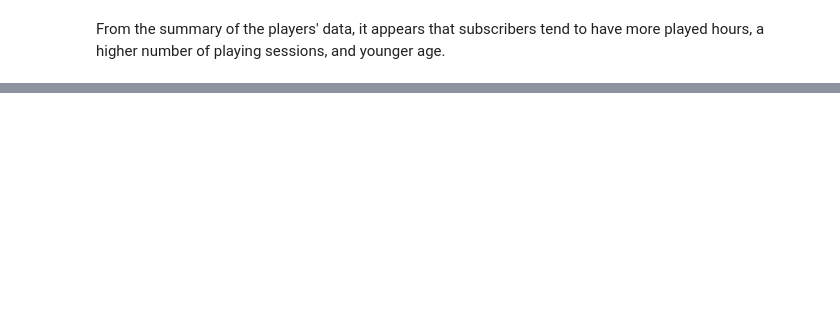
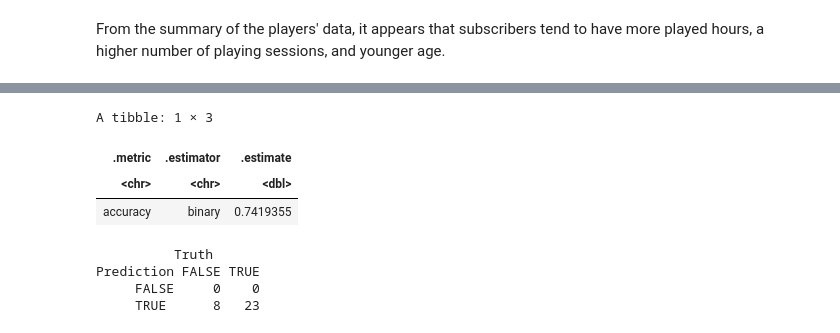
Before and after one commit to acay05/dsci-100-2025W2-006-group4, a Jupyter notebook: Final_Project_Group4.ipynb, the cells around one changed output, grey strips where cells are left out. Drawn from its saved outputs; the diff is of its cells as text; code cells hidden in the pictures; blank space fills up the shorter version.

```diff
--- a/Final_Project_Group4.ipynb
+++ b/Final_Project_Group4.ipynb
@@ -203,0 +205,11 @@ A tibble: 69 × 7
+# %%
+#Knn model with best K
+players_best_spec <- nearest_neighbor(weight_func = "rectangular" , neighbors = 14) |>
+       set_engine("kknn") |>
+       set_mode("classification")
+
+players_best_fit <- workflow() |>
+       add_recipe(players_recipe) |>
+       add_model(players_best_spec) |>
+       fit(data = players_train )
+players_best_fit
@@ -203,0 +236,24 @@ A tibble: 69 × 7
+# %%
+#Predicting on test data
+subscription_predictions <- predict(players_best_fit, players_test) |>
+bind_cols(players_test)
+
+#accuracy and confusion matrix
+metrics<- subscription_predictions |>
+    metrics(truth = subscribe, estimate = .pred_class) |>
+    filter(.metric == "accuracy")
+
+metrics
+
+confusion <- subscription_predictions |>
+             conf_mat(truth = subscribe, estimate = .pred_class)
+confusion
+# %% [output]
+A tibble: 1 × 3
+| .metric | .estimator | .estimate |
+| <chr> | <chr> | <dbl> |
+| accuracy | binary | 0.7419355 |
+          Truth
+Prediction FALSE TRUE
+     FALSE     0    0
+     TRUE      8   23
```
Also changed, not shown: parts of 8 cells of this notebook.
